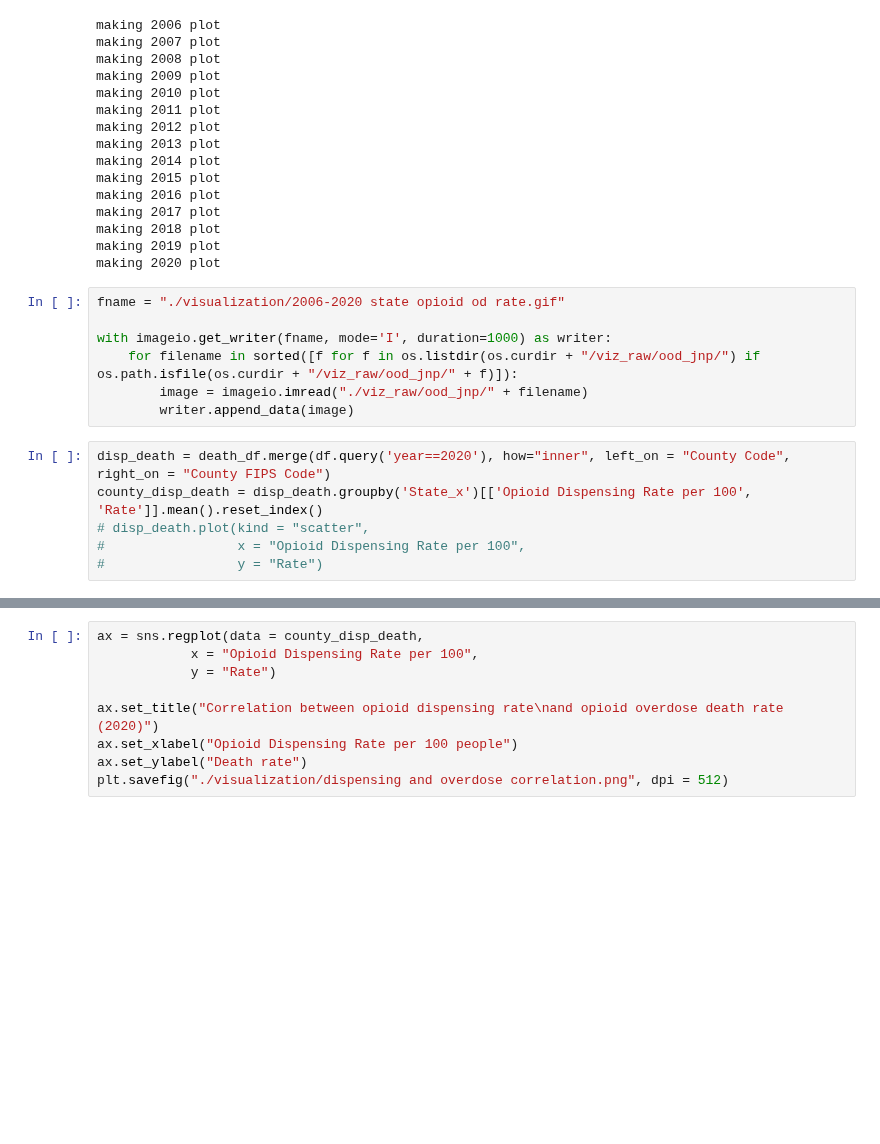
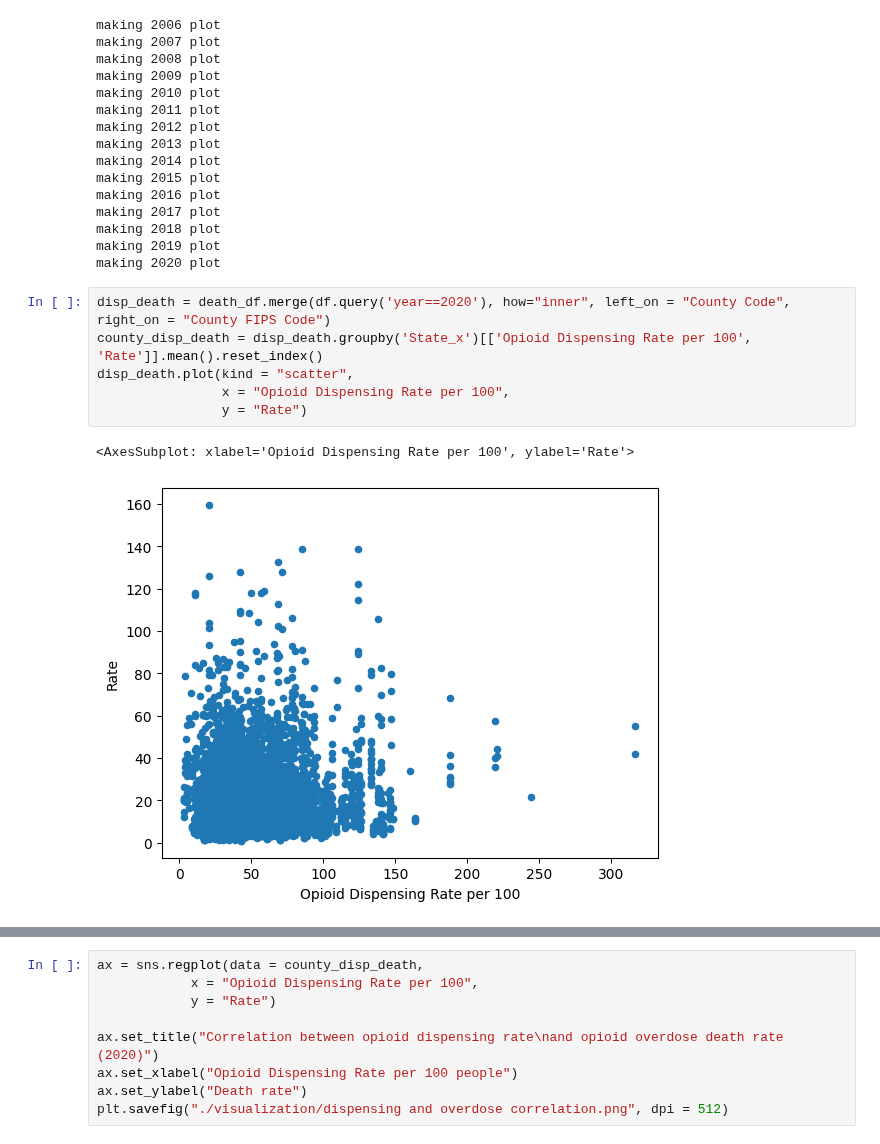
Before and after one commit to Ludougan123234/624-project, a Jupyter notebook: exp_opioid randy.ipynb, the cells around one changed output, grey strips where cells are left out. Drawn from its saved outputs; the diff is of its cells as text; blank space fills up the shorter version.

```diff
--- a/exp_opioid randy.ipynb
+++ b/exp_opioid randy.ipynb
@@ -1079,16 +1109,12 @@ making 2017 plot
 making 2018 plot
 making 2019 plot
 making 2020 plot
-# %%
-fname = "./visualization/2006-2020 state opioid od rate.gif"
-
-with imageio.get_writer(fname, mode='I', duration=1000) as writer:
-    for filename in sorted([f for f in os.listdir(os.curdir + "/viz_raw/ood_jnp/") if os.path.isfile(os.curdir + "/viz_raw/ood_jnp/" + f)]):
-        image = imageio.imread("./viz_raw/ood_jnp/" + filename)
-        writer.append_data(image)
 # %%
 disp_death = death_df.merge(df.query('year==2020'), how="inner", left_on = "County Code", right_on = "County FIPS Code")
 county_disp_death = disp_death.groupby('State_x')[['Opioid Dispensing Rate per 100', 'Rate']].mean().reset_index()
-# disp_death.plot(kind = "scatter",
-#                 x = "Opioid Dispensing Rate per 100",
-#                 y = "Rate")
+disp_death.plot(kind = "scatter",
+                x = "Opioid Dispensing Rate per 100",
+                y = "Rate")
+# %% [output]
+<AxesSubplot: xlabel='Opioid Dispensing Rate per 100', ylabel='Rate'>
+[figure, added]
```
Also changed, not shown: parts of 10 cells of this notebook, 2 other files.
